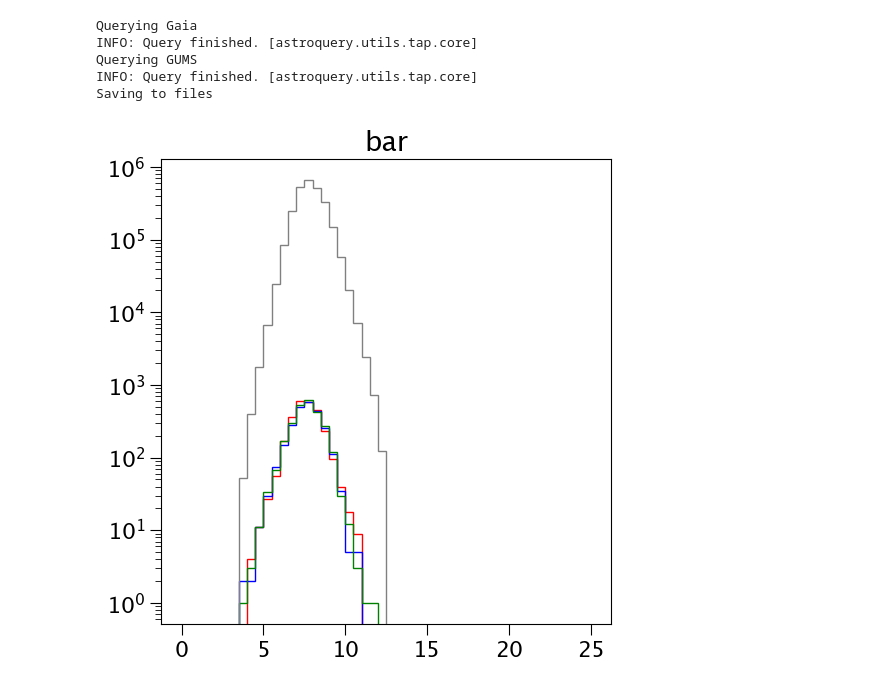
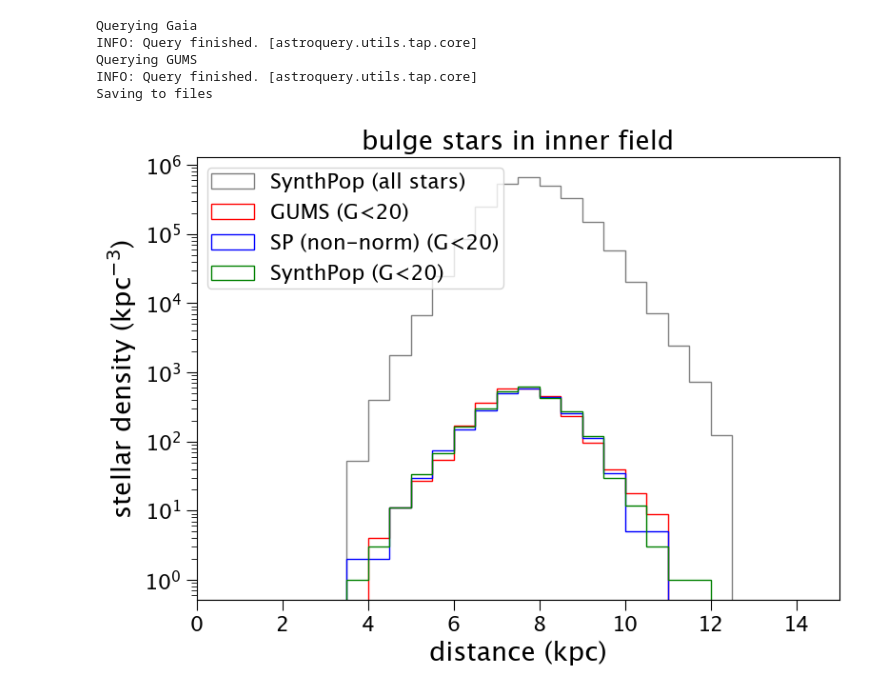
Before and after one commit to synthpop-galaxy/synthpop, a Jupyter notebook: synthpop/demo/gaia_compare.ipynb, the cells around one changed output. Saved outputs shown, nothing was run; the diff lists cells and outputs as text; code cells hidden in the pictures.

Commit message:
gaia comparison

```diff
--- a/synthpop/demo/gaia_compare.ipynb
+++ b/synthpop/demo/gaia_compare.ipynb
@@ -109,6 +111,6 @@ n_expected_stars = 2627786.7482
 # %%
-cat1b=pandas.read_hdf("/u/mhuston/code/synthpop/outputfiles/gums_comp/GUMS_dr3_l2.000_b-2.000.h5")
-cat2b=pandas.read_hdf("/u/mhuston/code/synthpop/outputfiles/gums_comp/GUMS_dr3_mod_dens_l2.000_b-2.000.h5")
+#cat1b=pandas.read_hdf("/u/mhuston/code/synthpop/outputfiles/gums_comp/GUMS_dr3_l2.000_b-2.000.h5")
+#cat2b=pandas.read_hdf("/u/mhuston/code/synthpop/outputfiles/gums_comp/GUMS_dr3_mod_dens_l2.000_b-2.000.h5")
 
 #cat1d=pandas.read_hdf("/u/mhuston/code/synthpop/outputfiles/gums_comp/GUMS_dr3_l20.000_b15.000.csv")
 #cat2d=pandas.read_hdf("/u/mhuston/code/synthpop/outputfiles/gums_comp/GUMS_dr3_mod_dens_l20.000_b15.000.csv")
@@ -147,12 +148,21 @@ labs=['GUMS','sp','sp-mod','all sp-mod', 'gaia']
+# %%
+fs = (9,6)
+xlab,ylab = r'distance (kpc)', r'stellar density (kpc$^{-3}$)'
+labs=['GUMS (G<20)','SP (non-norm) (G<20)','SynthPop (G<20)','SynthPop (all stars) ', 'gaia']
 # %%
 bins=np.arange(0,25.01,0.5)
-plt.title('bar')
-plt.hist(gums_tab_b[(gums_tab_b.mag_g<20) & (gums_tab_b.population==4)].barycentric_distance/1000,bins=bins,histtype='step',color='r')
-plt.hist(cat1b[(cat1b.Gaia_G_EDR3<20) & (cat1b['pop']>-0.5) & (cat1b['pop']<0.5)].Dist,bins=bins,histtype='step',color='b')
-plt.hist(cat2b[(cat2b.Gaia_G_EDR3<20) & (cat2b['pop']>-0.5) & (cat2b['pop']<0.5)].Dist,bins=bins,histtype='step',color='g')
-plt.hist(cat2b[(cat2b['pop']>-0.5) & (cat2b['pop']<0.5)].Dist,bins=bins,histtype='step',color='grey')
+plt.figure(figsize=fs)
+plt.title('bulge stars in inner field')
+plt.hist(cat2b[(cat2b['pop']>-0.5) & (cat2b['pop']<0.5)].Dist,bins=bins,histtype='step',color='grey',label=labs[3])
+plt.hist(gums_tab_b[(gums_tab_b.mag_g<20) & (gums_tab_b.population==4)].barycentric_distance/1000,bins=bins,histtype='step',color='r',label=labs[0])
+plt.hist(cat1b[(cat1b.Gaia_G_EDR3<20) & (cat1b['pop']>-0.5) & (cat1b['pop']<0.5)].Dist,bins=bins,histtype='step',color='b',label=labs[1])
+plt.hist(cat2b[(cat2b.Gaia_G_EDR3<20) & (cat2b['pop']>-0.5) & (cat2b['pop']<0.5)].Dist,bins=bins,histtype='step',color='g',label=labs[2])
 plt.yscale('log')
+plt.xlim(0,15)
+plt.legend()
+plt.ylabel(ylab); plt.xlabel(xlab)
+plt.savefig('figs/dens_bulge.pdf')
 # %% [output]
-[figure, old version]
+[figure, new version]
 # %%
 bins=np.arange(0,25.01,0.5)
```
Also changed, not shown: parts of 15 cells of this notebook.
